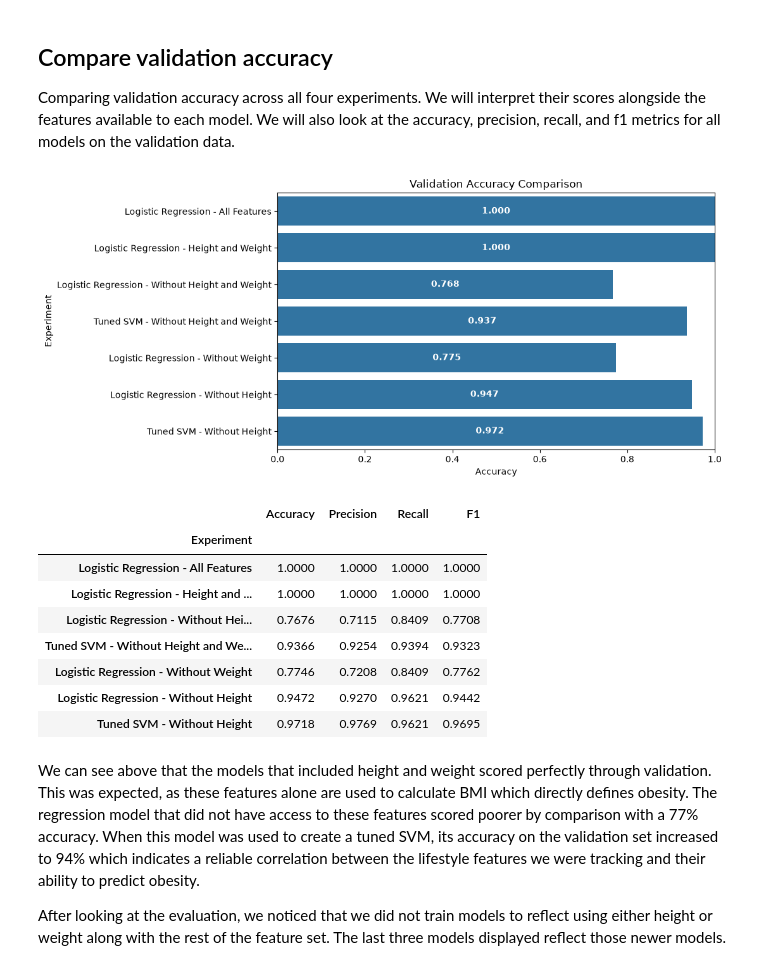
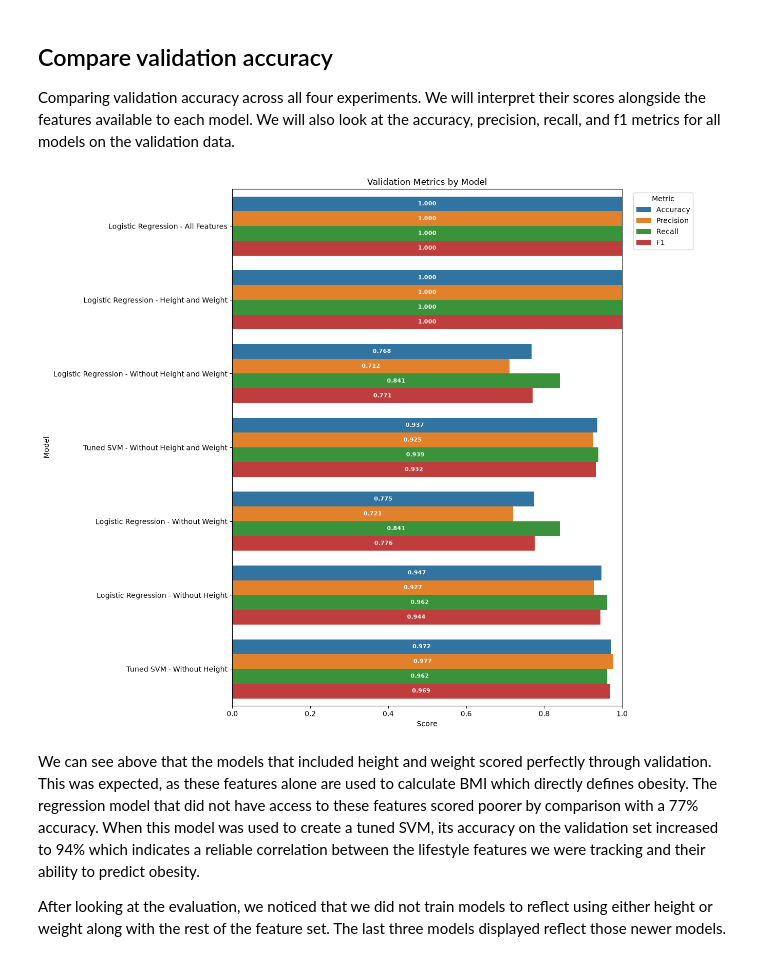
Before and after one commit to f26-sjsu-cmpe188/group8_project, a Jupyter notebook: notebooks/03_model_evaluation_tuning.ipynb, the cells around one changed output. Saved outputs shown, nothing was run; the diff lists cells and outputs as text; code cells hidden in the pictures.

Commit message:
changed plot to show all metrics at once

```diff
--- a/notebooks/03_model_evaluation_tuning.ipynb
+++ b/notebooks/03_model_evaluation_tuning.ipynb
@@ -40,46 +40,50 @@ Comparing validation accuracy across all four experiments. We will interpret the
 # %%
 import matplotlib.pyplot as plt
 import seaborn as sns
-from IPython.display import display
 
-validation_results = results_df.loc[results_df["Dataset"] == "Validation"]
+metrics = ["Accuracy", "Precision", "Recall", "F1"]
 
-plt.figure(figsize=(11, 5))
+validation_results = results_df.loc[
+    results_df["Dataset"] == "Validation"
+]
+
+# Convert the metric columns into rows for grouped bars.
+validation_long = validation_results.melt(
+    id_vars="Experiment",
+    value_vars=metrics,
+    var_name="Metric",
+    value_name="Score"
+)
+
+plt.figure(figsize=(13, 11))
+
 ax = sns.barplot(
-    data=validation_results,
-    x="Accuracy",
-    y="Experiment"
+    data=validation_long,
+    x="Score",
+    y="Experiment",
+    hue="Metric",
+    hue_order=metrics
 )
 
 for container in ax.containers:
     ax.bar_label(
-        container, fmt="%.3f", label_type="center",
-        color="white", fontweight="bold"
+        container,
+        fmt="%.3f",
+        label_type="center",
+        color="white",
+        fontweight="bold",
+        fontsize=8
     )
 
 plt.xlim(0, 1)
-plt.title("Validation Accuracy Comparison")
+plt.title("Validation Metrics by Model")
+plt.xlabel("Score")
+plt.ylabel("Model")
+plt.legend(title="Metric", bbox_to_anchor=(1.02, 1), loc="upper left")
 plt.tight_layout()
 plt.show()
-
-validation_metrics = results_df.loc[
-    results_df["Dataset"] == "Validation",
-    ["Experiment", "Accuracy", "Precision", "Recall", "F1"]
-].set_index("Experiment")
-
-with pd.option_context("display.max_rows", None, "display.max_columns", None):
-    display(validation_metrics.round(4))
 # %% [output]
-[figure, old version]
+[figure, new version]
-|  | Accuracy | Precision | Recall | F1 |
-| Experiment |  |  |  |  |
-| Logistic Regression - All Features | 1.0000 | 1.0000 | 1.0000 | 1.0000 |
-| Logistic Regression - Height and ... | 1.0000 | 1.0000 | 1.0000 | 1.0000 |
-| Logistic Regression - Without Hei... | 0.7676 | 0.7115 | 0.8409 | 0.7708 |
-| Tuned SVM - Without Height and We... | 0.9366 | 0.9254 | 0.9394 | 0.9323 |
-| Logistic Regression - Without Weight | 0.7746 | 0.7208 | 0.8409 | 0.7762 |
-| Logistic Regression - Without Height | 0.9472 | 0.9270 | 0.9621 | 0.9442 |
-| Tuned SVM - Without Height | 0.9718 | 0.9769 | 0.9621 | 0.9695 |
 # %% [markdown]
 We can see above that the models that included height and weight scored perfectly through validation. This was expected, as these features alone are used to calculate BMI which directly defines obesity. The regression model that did not have access to these features scored poorer by comparison with a 77% accuracy. When this model was used to create a tuned SVM, its accuracy on the validation set increased to 94% which indicates a reliable correlation between the lifestyle features we were tracking and their ability to predict obesity.
 
```
